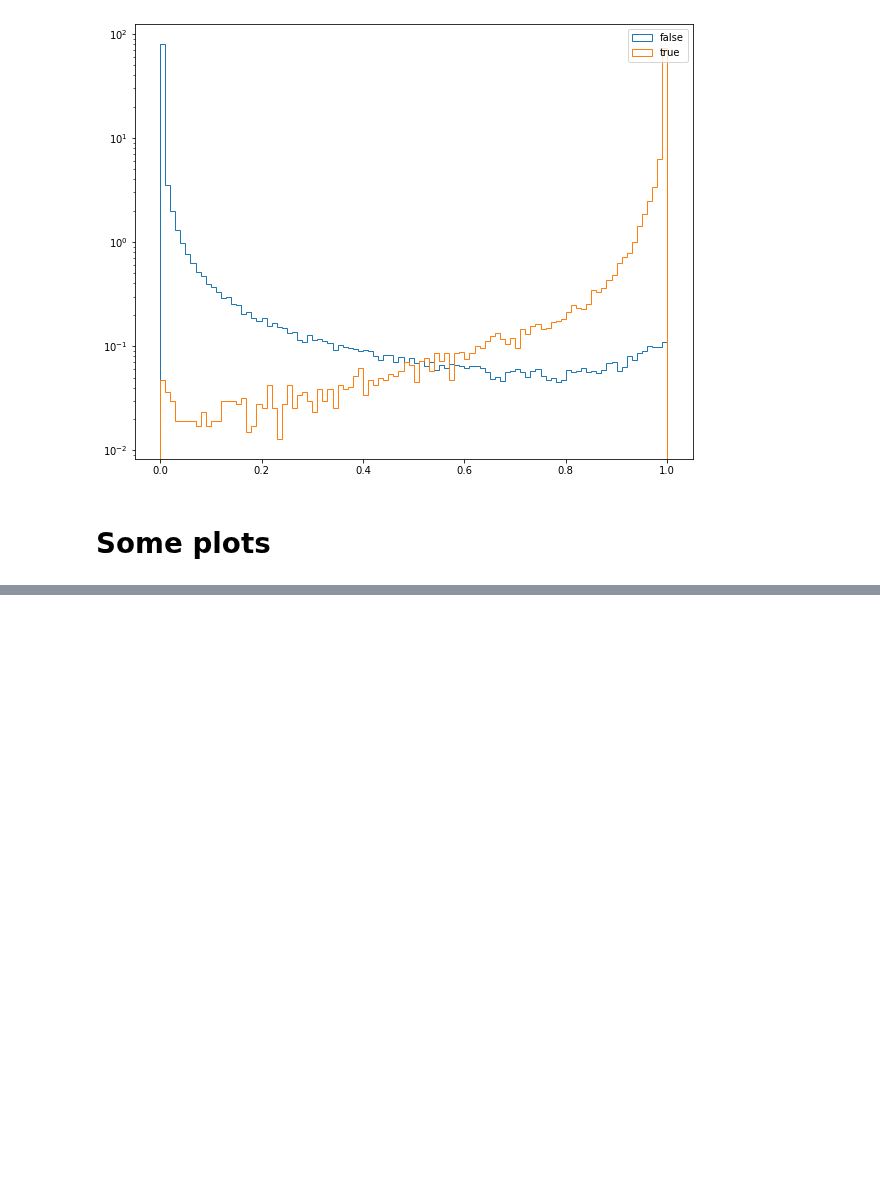
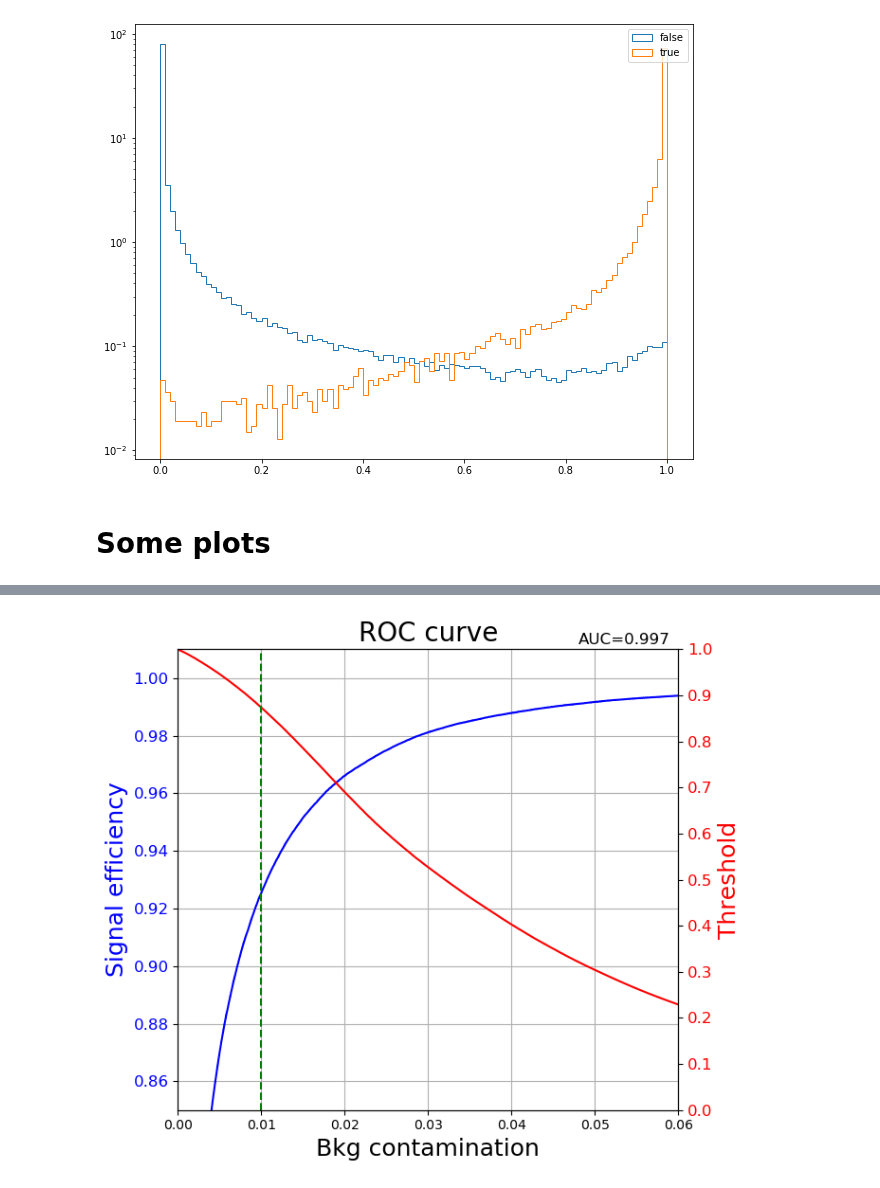
Before and after one commit to valsdav/DeepSuperCluster, a Jupyter notebook: SimpleDNN.ipynb, the cells around one changed output, grey strips where cells are left out. Saved outputs shown, nothing was run; the diff lists cells and outputs as text; code cells hidden in the pictures; blank space fills up the shorter version.

Commit message:
Update scripts and notebooks for plots

```diff
--- a/SimpleDNN.ipynb
+++ b/SimpleDNN.ipynb
@@ -7,7 +7,8 @@ import matplotlib.pyplot as plt
 import matplotlib as mpl
 import os
 
-mpl.rcParams['figure.figsize'] = (10,8)
+mpl.rcParams['figure.figsize'] = (10,10)
+mpl.rcParams['figure.dpi'] = 150
 mpl.rcParams["image.origin"] = 'lower'
 # %% [markdown]
 # Data preparation
@@ -21,7 +22,7 @@ Filter only windows with the calo
 # %%
 datas = []
 
-for i in range(1, 80):
+for i in range(1, 40):
     f = f"/eos/user/r/rdfexp/ecal/cluster/output_deepcluster_dumper/numpy_v3/clusters_data_{i}.pkl"
     if not os.path.exists(f):
         print("file not found: ", f)
@@ -279,4 +289,5 @@ plt.legend()
 # %%
 from keras.models import load_model
 model = load_model("models/model8_balanced.hd5")
+scaler = pickle.load(open("models/scaler.pkl", "rb"))
 # %% [output]
@@ -302,7 +314,7 @@ Use tf.where in 2.0, which has the same broadcast rule as np.where
 # %%
 datas_val = []
 
-for i in range(80, 120):
+for i in range(80, 127):
     f = f"/eos/user/r/rdfexp/ecal/cluster/output_deepcluster_dumper/numpy_v3/clusters_data_{i}.pkl"
     if not os.path.exists(f):
         print("file not found: ", f)
@@ -315,0 +355,30 @@ cols = ["seed_eta", "seed_phi", "seed_iz","cluster_deta", "cluster_dphi", "en_se
+# %%
+fp , tp, th = roc_curve(y_test, pred)
+fig, ax1 = plt.subplots(figsize=(7,6), dpi=100)
+ax1.plot(fp, tp, label="roc", color="blue")
+
+ax1.set_xlabel("Bkg contamination", fontsize=18)
+ax1.set_ylabel("Signal efficiency", fontsize=18, color="blue")
+ax1.set_ylim(0.850, 1.01)
+ax1.set_xlim(0, 0.06)
+#ax1.plot([0,1],[1,1],"b--")
+ax1.tick_params("y",labelsize="large", labelcolor="blue")
+
+ax2 = ax1.twinx()
+ax2.plot(fp, th, label="threshold", color="red")
+ax2.tick_params(axis='y', labelcolor="red", labelsize="large")
+ax2.set_ylabel("Threshold", fontsize=18, color="red")
+ax2.set_ylim(0, 1)
+ax1.grid()
+#ax2.grid(linestyle="dashed", color="red")
+
+ax2.plot([0.01, 0.01], [0, 2], "g--")
+ax2.set_yticks(np.arange(0, 1.1, 0.1))
+#ax2.minorticks_on()
+
+ax1.set_title("ROC curve", fontsize=20)
+ax2.text(x = 0.048, y = 1.01, s="AUC=0.997", fontsize="large")
+
+fig.tight_layout()
+# %% [output]
+[figure, added]
```
Also changed, not shown: parts of 38 cells of this notebook, 3 other files.
